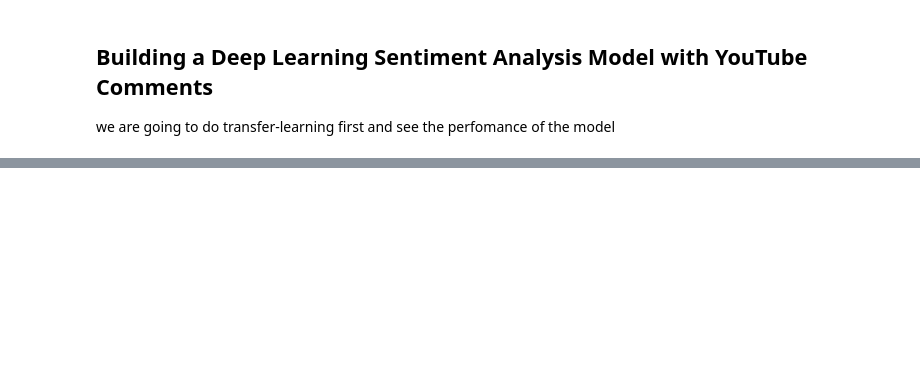
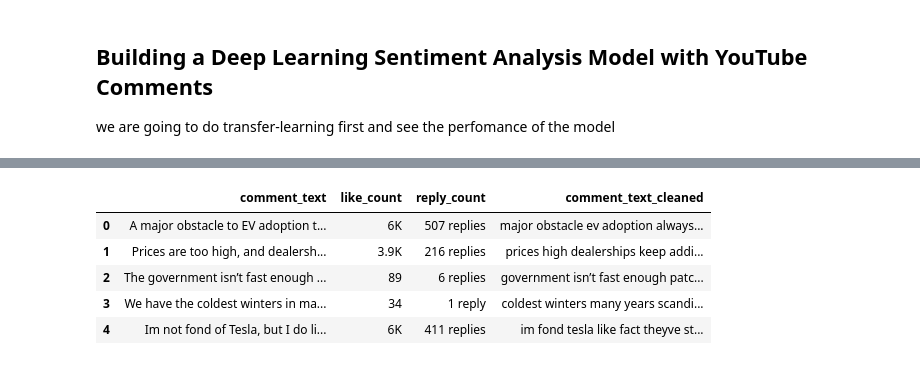
Before and after one commit to kkrusere/youTube-comments-Analyzer, a Jupyter notebook: YT_comments_sentiment_analysis.ipynb, the cells around one changed output, grey strips where cells are left out. Saved outputs shown, nothing was run; the diff lists cells and outputs as text; code cells hidden in the pictures; blank space fills up the shorter version.

```diff
--- a/YT_comments_sentiment_analysis.ipynb
+++ b/YT_comments_sentiment_analysis.ipynb
@@ -19,0 +82,21 @@ import pandas as pd
+# %%
+# Drop null values in the `comment_text ` column
+comments_data_df = comments_data_df.dropna(subset=['comment_text'])
+# Drop duplicates if there are any in the `comment_text ` column
+comments_data_df = comments_data_df.drop_duplicates(subset='comment_text')
+
+
+# Lowercase the text
+comments_data_df['comment_text_cleaned'] = comments_data_df['comment_text'].str.lower()
+# Remove punctuation
+comments_data_df['comment_text_cleaned'] = comments_data_df['comment_text_cleaned'].apply(lambda x: ''.join([char for char in x if char not in string.punctuation]))
+
+# Remove stop words
+nltk.download('stopwords')
+stop_words = stopwords.words('english')
+comments_data_df['comment_text_cleaned'] = comments_data_df['comment_text_cleaned'].apply(lambda x: ' '.join([word for word in x.split() if word not in stop_words]))
+
+
+#reset dataframe index
+
+comments_data_df.reset_index(inplace=True, drop=True)
@@ -19,0 +120,9 @@ import pandas as pd
+# %%
+comments_data_df.head()
+# %% [output]
+|  | comment_text | like_count | reply_count | comment_text_cleaned |
+| 0 | A major obstacle to EV adoption t... | 6K | 507 replies | major obstacle ev adoption always... |
+| 1 | Prices are too high, and dealersh... | 3.9K | 216 replies | prices high dealerships keep addi... |
+| 2 | The government isn’t fast enough ... | 89 | 6 replies | government isn’t fast enough patc... |
+| 3 | We have the coldest winters in ma... | 34 | 1 reply | coldest winters many years scandi... |
+| 4 | Im not fond of Tesla, but I do li... | 6K | 411 replies | im fond tesla like fact theyve st... |
```
Also changed, not shown: parts of 15 cells of this notebook.
